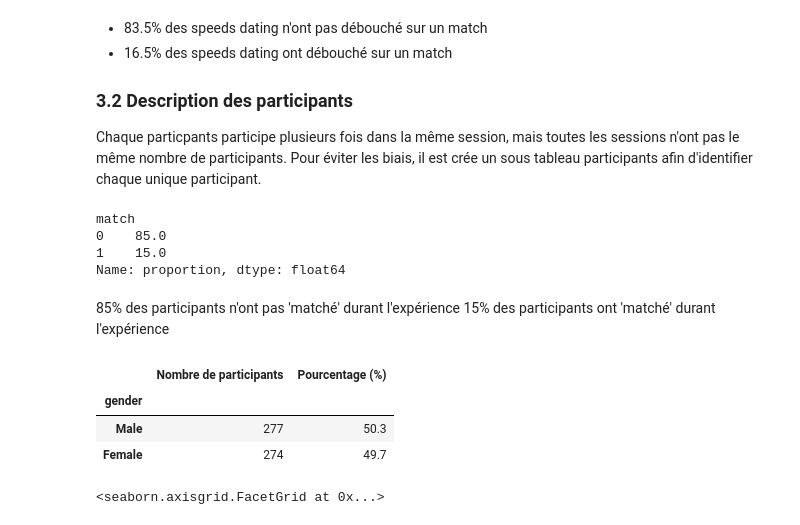
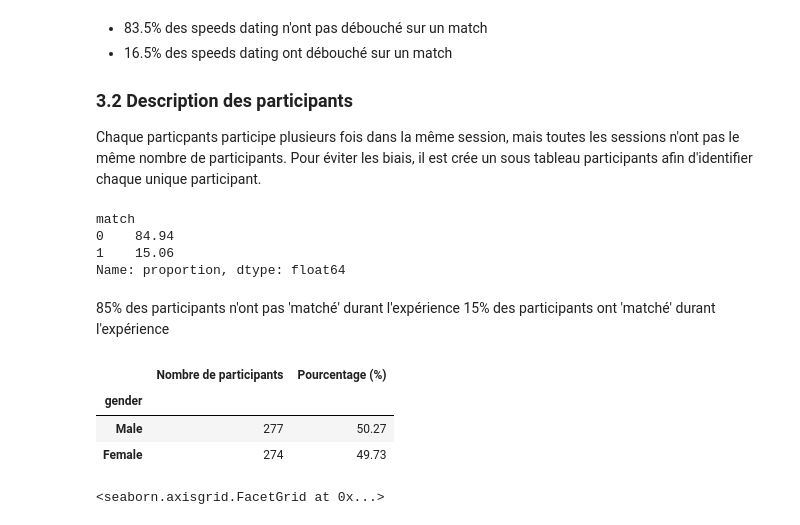
Before and after one commit to nlefort/JEDHA, a Jupyter notebook: PROJETS/02. EDA/Speed_dating_project.ipynb, the cells around one changed output. Cells and saved outputs as stored; diff of their text form; code cells hidden in the pictures.

```diff
--- a/PROJETS/02. EDA/Speed_dating_project.ipynb
+++ b/PROJETS/02. EDA/Speed_dating_project.ipynb
@@ -159,52 +160,86 @@ Chaque particpants participe plusieurs fois dans la même session, mais toutes l
 df_participants = (
     df[
         [
-            'iid', 'wave', 'id', 'gender', 'age', 'field', 'field_cd', 'race',
-            'imprace', 'imprelig', 'from', 'zipcode', 'goal', 'date', 'go_out',
-            'career', 'career_c', 'sports', 'tvsports', 'exercise', 'dining',
-            'museums', 'art', 'hiking', 'gaming', 'clubbing', 'reading', 'tv',
-            'theater', 'movies', 'concerts', 'music', 'shopping', 'yoga',
-            'exphappy', 'match_es', 'match'
+            "iid",
+            "wave",
+            "id",
+            "gender",
+            "age",
+            "field",
+            "field_cd",
+            "race",
+            "imprace",
+            "imprelig",
+            "from",
+            "zipcode",
+            "goal",
+            "date",
+            "go_out",
+            "career",
+            "career_c",
+            "sports",
+            "tvsports",
+            "exercise",
+            "dining",
+            "museums",
+            "art",
+            "hiking",
+            "gaming",
+            "clubbing",
+            "reading",
+            "tv",
+            "theater",
+            "movies",
+            "concerts",
+            "music",
+            "shopping",
+            "yoga",
+            "exphappy",
+            "match_es",
+            "match",
         ]
     ]
-    .drop_duplicates('iid')
+    .drop_duplicates("iid")
     .copy()
 )
 
 # Identification du nombre de 'match'
-df_participants['match'].value_counts(2).round(2)*100
+df_participants["match"].value_counts(normalize=True).mul(100).round(2)
 # %% [output]
 match
-0    85.0
-1    15.0
+0    84.94
+1    15.06
 Name: proportion, dtype: float64
 # %% [markdown]
 85% des participants n'ont pas 'matché' durant l'expérience
 15% des participants ont 'matché' durant l'expérience
 # %%
 # Renommer les étiquettes pour meilleure lecture
-df_participants['gender'] = df_participants.gender.map(
-    {0: 'Female', 1: 'Male'}).fillna(df_participants.gender)
+df_participants["gender"] = df_participants.gender.map(
+    {0: "Female", 1: "Male"}
+).fillna(df_participants.gender)
 
 # Participants par genre
 gender_count = df_participants.gender.value_counts(dropna=False)
-gender_percent = df_participants.gender.value_counts(2).round(3)*100
+gender_percent = df_participants.gender.value_counts(normalize=True).mul(100).round(2)
 
 # Editer nouveau tableau
-gender_summary = pd.DataFrame({
-    'Nombre de participants': gender_count,
-    'Pourcentage (%)': gender_percent})
+gender_summary = pd.DataFrame(
+    {"Nombre de participants": gender_count, "Pourcentage (%)": gender_percent}
+)
 
 # Trier par nombre de participants
 gender_summary = gender_summary.sort_values(
     # by=désigne par quel variable on tri
-    by='Nombre de participants', ascending=False)
+    by="Nombre de participants",
+    ascending=False,
+)
 
 display(gender_summary)
 # %% [output]
 |  | Nombre de participants | Pourcentage (%) |
 | gender |  |  |
-| Male | 277 | 50.3 |
-| Female | 274 | 49.7 |
+| Male | 277 | 50.27 |
+| Female | 274 | 49.73 |
 # %%
 # Distribution de l'âge des participants par genre
```
Also changed, not shown: parts of 29 cells of this notebook.
